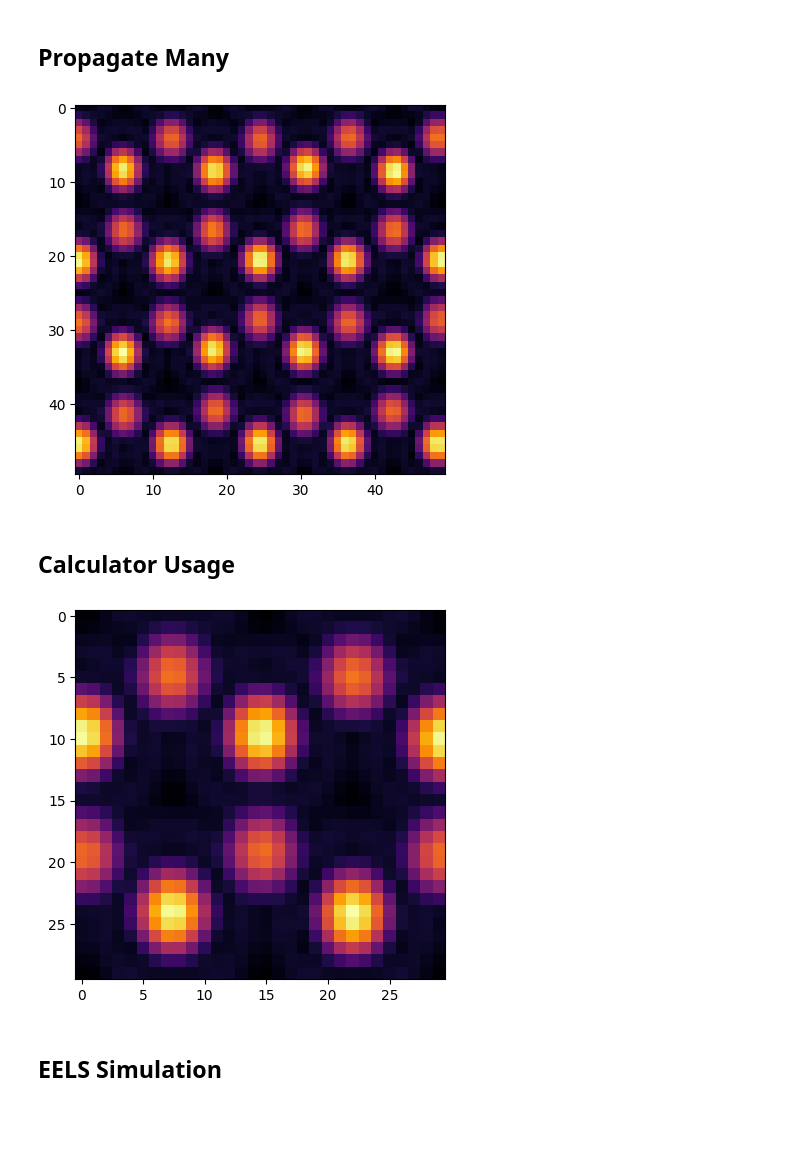
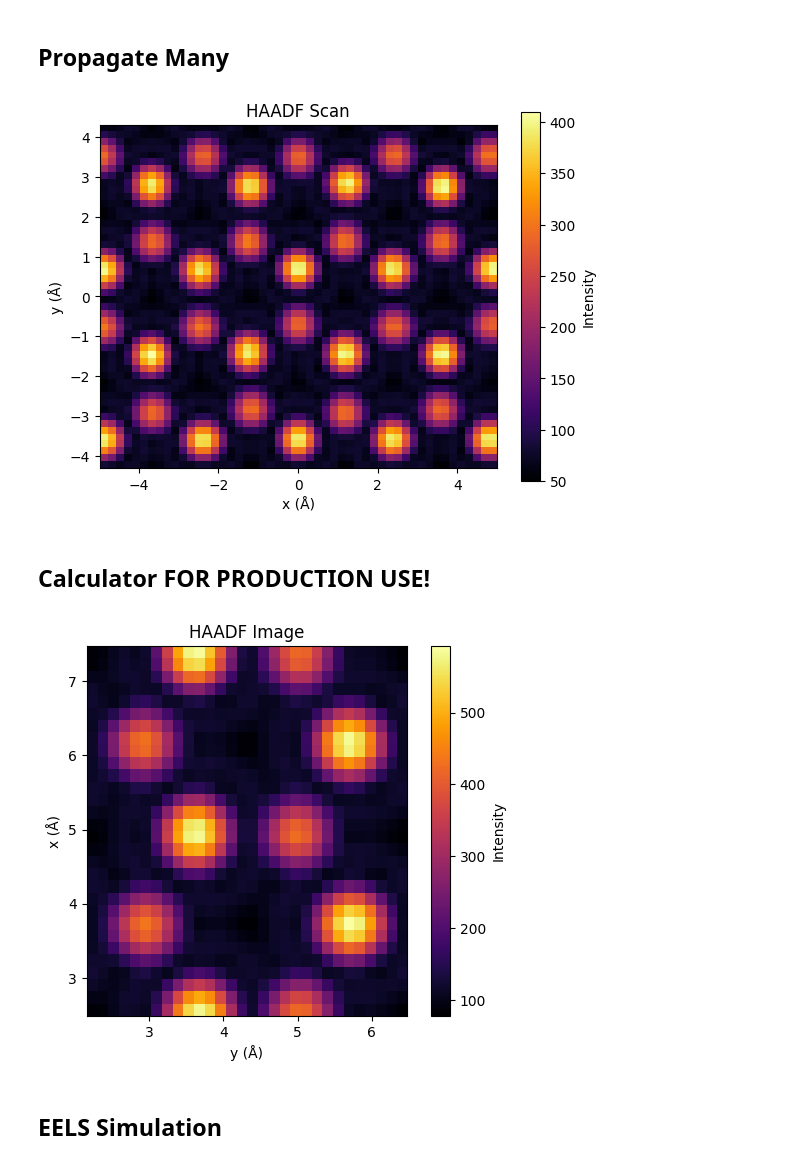
Before and after one commit to h-walk/PySlice, a Jupyter notebook: src/unittests/example.ipynb, the cells around one changed output. Drawn from its saved outputs; the diff is of its cells as text; code cells hidden in the pictures; blank space fills up the shorter version.

```diff
--- a/src/unittests/example.ipynb
+++ b/src/unittests/example.ipynb
@@ -16,7 +16,7 @@ dump = "hBN_truncated.lammpstrj"
 dt = 0.005
 types = {1:"B", 2:"N"}
 a, b = 2.4907733333333337, 2.1570729817355123
-trajectory = TrajectoryLoader(dump, timestep = dt, element_names = types).load()
+trajectory = TrajectoryLoader(dump, timestep = dt, atom_mapping = types).load()
 # %% [markdown]
 ## Generate The Potential
 # %%
@@ -103,12 +112,19 @@ potential = Potential(xs, ys, zs, positions, atom_types, kind="kirkland")
 
 result = Propagate(probe,potential)
 
+kxs=potential.kxs.cpu().numpy()
+kys=potential.kys.cpu().numpy()
+
 if hasattr(result, 'cpu'):
     ary = result.cpu().numpy()  # Convert PyTorch tensor to numpy
 else:
     ary = np.asarray(result)  # Already numpy array
 
 fig, ax = plt.subplots(figsize=(12, 8))
-ax.imshow(np.absolute(np.fft.fftshift(np.fft.fft2(ary)))**.25, cmap="inferno")
+ax.imshow(np.absolute(np.fft.fftshift(np.fft.fft2(ary)))**.1, cmap="inferno", extent = [np.amin(kys),np.amax(kys),np.amin(kxs),np.amax(kxs)])
+ax.set_xlabel('ky (1/Å)')
+ax.set_ylabel('kx (1/Å)')
+ax.set_title('Diffraction Pattern')
+plt.colorbar(ax.get_images()[0], label='Intensity^0.25')
 plt.show()
 # %% [output]
@@ -168,29 +186,33 @@ interactive(children=(IntSlider(value=0, description='Probe Index:', max=2499),
 # %%
 result = Propagate(probes_many,potential)
 
 if hasattr(result, 'cpu'):
     ary = result.cpu().numpy()  # Convert PyTorch tensor to numpy
 else:
     ary = np.asarray(result)  # Already numpy array
 
 if hasattr(potential.kxs, 'cpu'):
     kxs = potential.kxs.cpu().numpy()
     kys = potential.kys.cpu().numpy()
 else:
     kxs = np.asarray(potential.kxs)
     kys = np.asarray(potential.kys)
 
 q=np.sqrt(kxs[:,None]**2+kys[None,:]**2)
 fig, ax = plt.subplots()
 fft=np.fft.fft2(ary,axes=(1,2)) ; fft[:,q<2]=0 # mask in reciprocal space (keep only high scattering angles)
 
-HAADF=np.sum(np.absolute(fft),axis=(1,2)).reshape((len(x),len(y)))
-ax.imshow(HAADF, cmap="inferno")
+HAADF=np.sum(np.absolute(fft),axis=(1,2)).reshape((len(x[0]),len(y)))
+ax.imshow(HAADF, cmap="inferno",extent = [np.amin(x),np.amax(x),np.amin(y),np.amax(y)]) #meshgrid defaults to yx indices
+ax.set_xlabel('x (Å)')
+ax.set_ylabel('y (Å)')
+ax.set_title('HAADF Scan')
+plt.colorbar(ax.get_images()[0], label='Intensity')
 plt.show()
 # %% [output]
-[figure, old version]
+[figure, new version]
 # %% [markdown]
-## Calculator Usage
+## Calculator FOR PRODUCTION USE!
 # %%
 import sys,os
 sys.path.insert(1,"../../")
@@ -211,7 +234,7 @@ types={1:"B",2:"N"}
 a,b=2.4907733333333337,2.1570729817355123
 
 # LOAD TRAJECTORY
-trajectory=TrajectoryLoader(dump,timestep=dt,element_names=types).load()
+trajectory=TrajectoryLoader(dump,timestep=dt,atom_mapping=types).load()
 trajectory=trajectory.slice_positions([0,10*a],[0,10*b])
 
 
@@ -223,19 +246,33 @@ slice_timesteps = slice_timesteps[:3] # 3 random frames (test we can do multiple
 trajectory=trajectory.slice_timesteps( slice_timesteps )
 
 
-xy=probe_grid([a,3*a],[b,3*b],30,30)
+xy=probe_grid([a,3*a],[b,3*b],30,30) #probegrid transposes to xy indices
 
 calculator=MultisliceCalculator()
 calculator.setup(trajectory,aperture=30,probe_positions=xy,voltage_eV=100e3,sampling=.1,slice_thickness=.5)
 exitwaves = calculator.run()
 
-haadf=HAADFData(exitwaves).ADF(preview=False)
+haadf=HAADFData(exitwaves)
+
+ary=haadf.ADF(preview=False)
+
+if hasattr(ary, 'cpu'):
+    ary = ary.cpu().numpy()  # Convert PyTorch tensor to numpy
+    xs = haadf.xs.cpu().numpy()
+    ys = haadf.ys.cpu().numpy()
+else:
+    ary = np.asarray(ary)  # Already numpy array
 
 fig, ax = plt.subplots()
-ax.imshow(haadf.T, cmap="inferno")
+
+ax.imshow(ary, cmap="inferno", extent = [np.amin(ys),np.amax(ys),np.amin(xs),np.amax(xs)])
+ax.set_xlabel('y (Å)')
+ax.set_ylabel('x (Å)')
+ax.set_title('HAADF Image')
+plt.colorbar(ax.get_images()[0], label='Intensity')
 plt.show()
 # %% [output]
-[figure, old version]
+[figure, new version]
 # %% [markdown]
 ## EELS Simulation
 # %%
```
Also changed, not shown: parts of 12 cells of this notebook, 12 other files.
